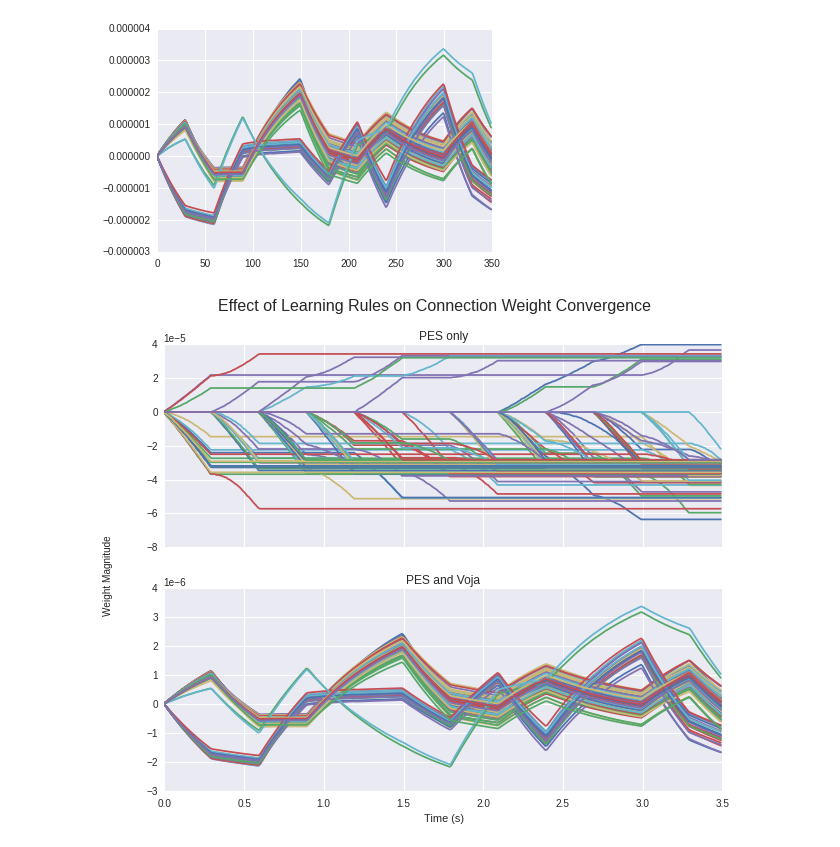
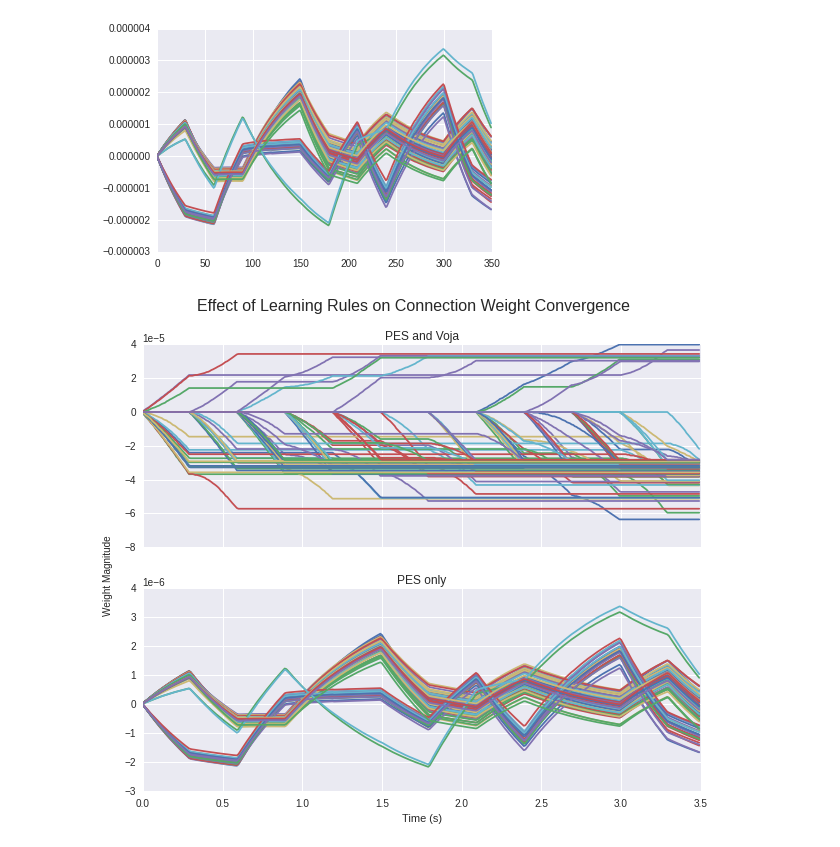
Before and after one commit to Seanny123/counting_to_addition, a Jupyter notebook: learn_fail_fig.ipynb, the cells around one changed output. Drawn from its saved outputs; the diff is of its cells as text; code cells hidden in the pictures.

```diff
--- a/learn_fail_fig.ipynb
+++ b/learn_fail_fig.ipynb
@@ -246,22 +245,22 @@ plt.savefig("fail_weights")
 # %%
 ff, (pg, pf) = plt.subplots(2, sharex=True, figsize=(10, 8))
 x_v = np.arange(350) * 0.01
 
 for x, y in zip(g_cord[0][::-1][:stp], g_cord[1][::-1][:stp]):
         pg.plot(x_v, good_w[:350, x, y])
 
 for x, y in zip(f_cord[0][::-1][:stp], f_cord[1][::-1][:stp]):
         pf.plot(x_v, fail_w[:350, x, y])
 
 pf.set_xlabel("Time (s)")
-pg.set_title("PES only")
-pf.set_title("PES and Voja")
+pf.set_title("PES only")
+pg.set_title("PES and Voja")
 
 pf.ticklabel_format(style='sci', axis='y', scilimits=(0,0))
 pg.ticklabel_format(style='sci', axis='y', scilimits=(0,0))
-ff.text(0.04, 0.5, "Weight Magnitude", va='center', rotation='vertical')
+ff.text(0.07, 0.5, "Weight Magnitude", va='center', rotation='vertical')
 
 ff.suptitle("Effect of Learning Rules on Connection Weight Convergence", fontsize=16)
 ff.savefig("sup_learn.pdf", format="pdf", bbox_inches="tight")
 # %% [output]
-[figure, old version]
+[figure, new version]
```
Also changed, not shown: parts of 4 cells of this notebook.
